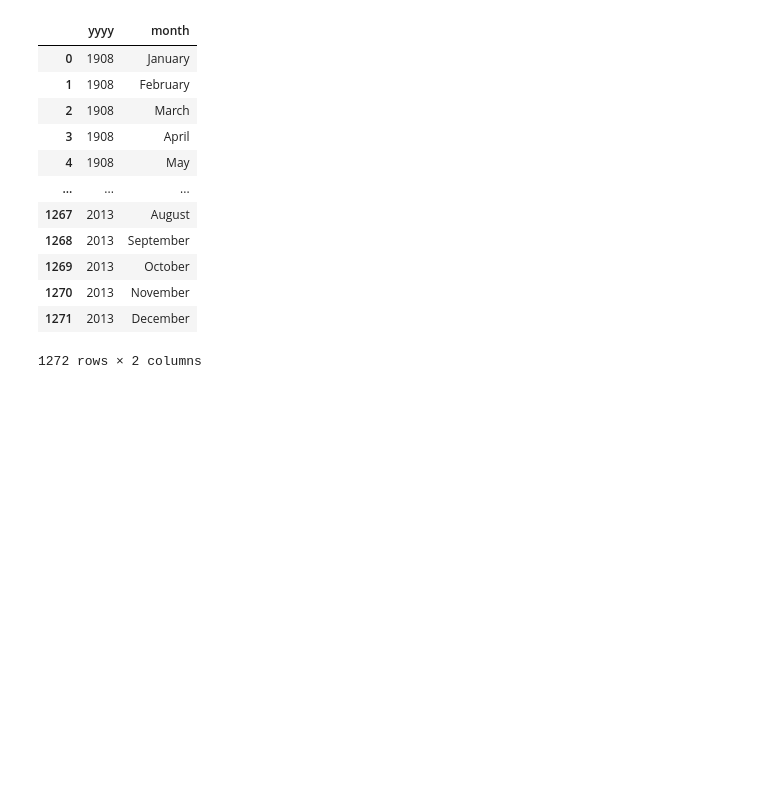
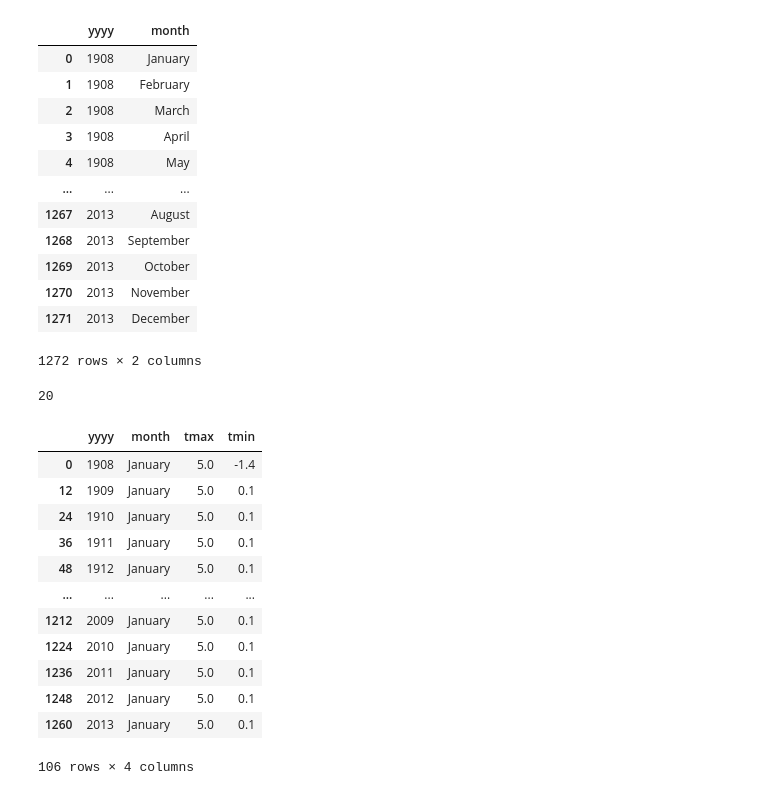
Before and after one commit to jkchandalia/explore-data, a Jupyter notebook: dataScience/hackerrank/hackerrank.ipynb, the cells around one changed output. Saved outputs shown, nothing was run; the diff lists cells and outputs as text; code cells hidden in the pictures; blank space fills up the shorter version.

```diff
--- a/dataScience/hackerrank/hackerrank.ipynb
+++ b/dataScience/hackerrank/hackerrank.ipynb
@@ -338,0 +342,40 @@ df_full
+# %%
+with open("temp_data") as file:
+    N = int(file.readline())
+    print(N)
+    columns = file.readline().split()
+    test = []
+    train = []
+    for _ in range(N):
+        line = file.readline()
+        if 'Missing' in line:
+            test.append(line.split())
+        yyyy, month, tmax, tmin = line.split()
+        if 'Missing' in tmax:
+            tmax = np.nan
+        if 'Missing' in tmin:
+            tmin = np.nan
+        train.append([yyyy, month, tmax, tmin])
+# %% [output]
+20
+# %%
+df_train = pd.DataFrame(train)
+df_train.columns = columns
+df_train =df_train.astype({"yyyy":int, "tmax":float, "tmin":float})
+df_train2 = pd.merge(df_train, df_full, how="outer")
+# %%
+df_train2[df_train2.month=="January"].interpolate()
+# %% [output]
+|  | yyyy | month | tmax | tmin |
+| 0 | 1908 | January | 5.0 | -1.4 |
+| 12 | 1909 | January | 5.0 | 0.1 |
+| 24 | 1910 | January | 5.0 | 0.1 |
+| 36 | 1911 | January | 5.0 | 0.1 |
+| 48 | 1912 | January | 5.0 | 0.1 |
+| ... | ... | ... | ... | ... |
+| 1212 | 2009 | January | 5.0 | 0.1 |
+| 1224 | 2010 | January | 5.0 | 0.1 |
+| 1236 | 2011 | January | 5.0 | 0.1 |
+| 1248 | 2012 | January | 5.0 | 0.1 |
+| 1260 | 2013 | January | 5.0 | 0.1 |
+106 rows × 4 columns
```
Also changed, not shown: parts of 17 cells of this notebook, 1 other file.
